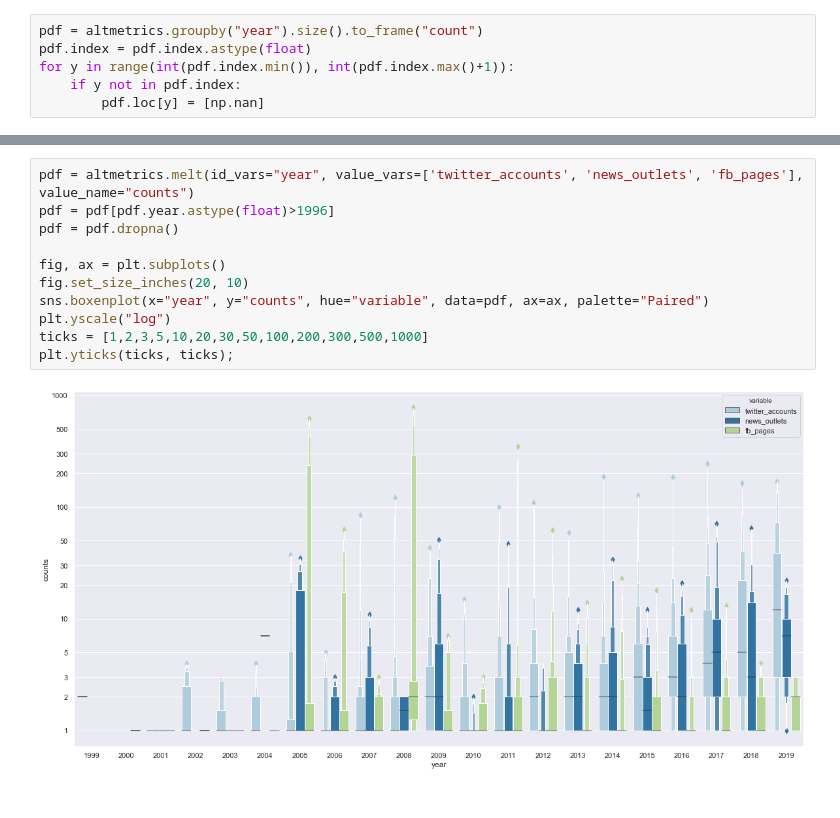
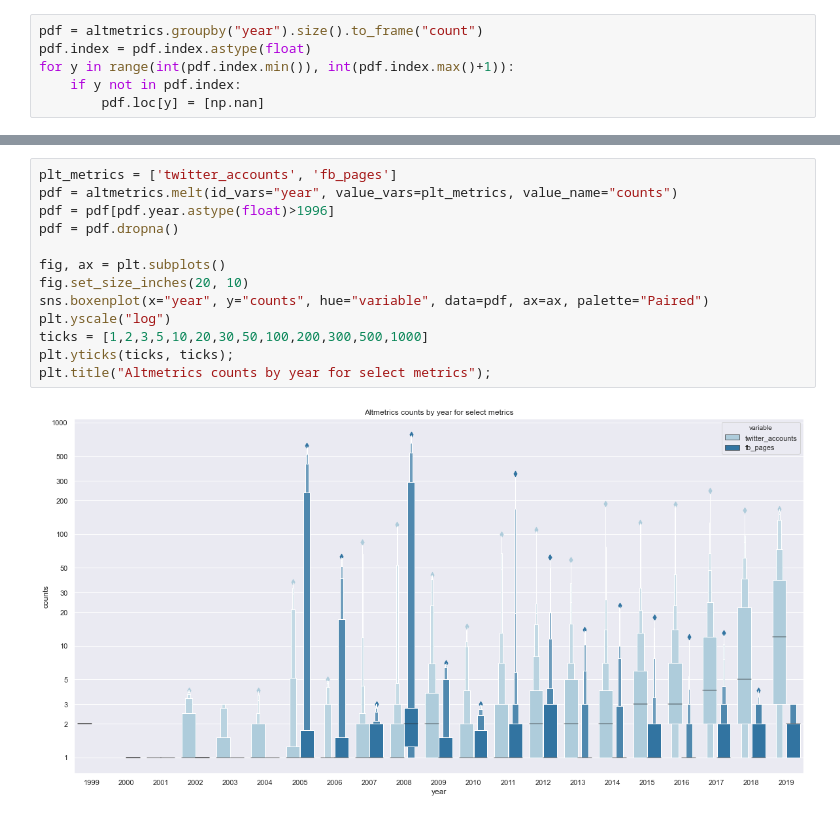
Before and after one commit to ScholCommLab/tracking-grants, a Jupyter notebook: notebooks/reports/interim_report_2.ipynb, the cells around one changed output, grey strips where cells are left out. Cells and saved outputs as stored; diff of their text form.

```diff
--- a/notebooks/reports/interim_report_2.ipynb
+++ b/notebooks/reports/interim_report_2.ipynb
@@ -293,13 +295,15 @@ pdf.plot(kind="bar", color=cp3[0])
 # %%
-pdf = altmetrics.melt(id_vars="year", value_vars=['twitter_accounts', 'news_outlets', 'fb_pages'], value_name="counts")
+plt_metrics = ['twitter_accounts', 'fb_pages']
+pdf = altmetrics.melt(id_vars="year", value_vars=plt_metrics, value_name="counts")
 pdf = pdf[pdf.year.astype(float)>1996]
 pdf = pdf.dropna()
 
 fig, ax = plt.subplots()
 fig.set_size_inches(20, 10)
 sns.boxenplot(x="year", y="counts", hue="variable", data=pdf, ax=ax, palette="Paired")
 plt.yscale("log")
 ticks = [1,2,3,5,10,20,30,50,100,200,300,500,1000]
 plt.yticks(ticks, ticks);
+plt.title("Altmetrics counts by year for select metrics");
 # %% [output]
-[figure, old version]
+[figure, new version]
```
Also changed, not shown: parts of 5 cells of this notebook.
